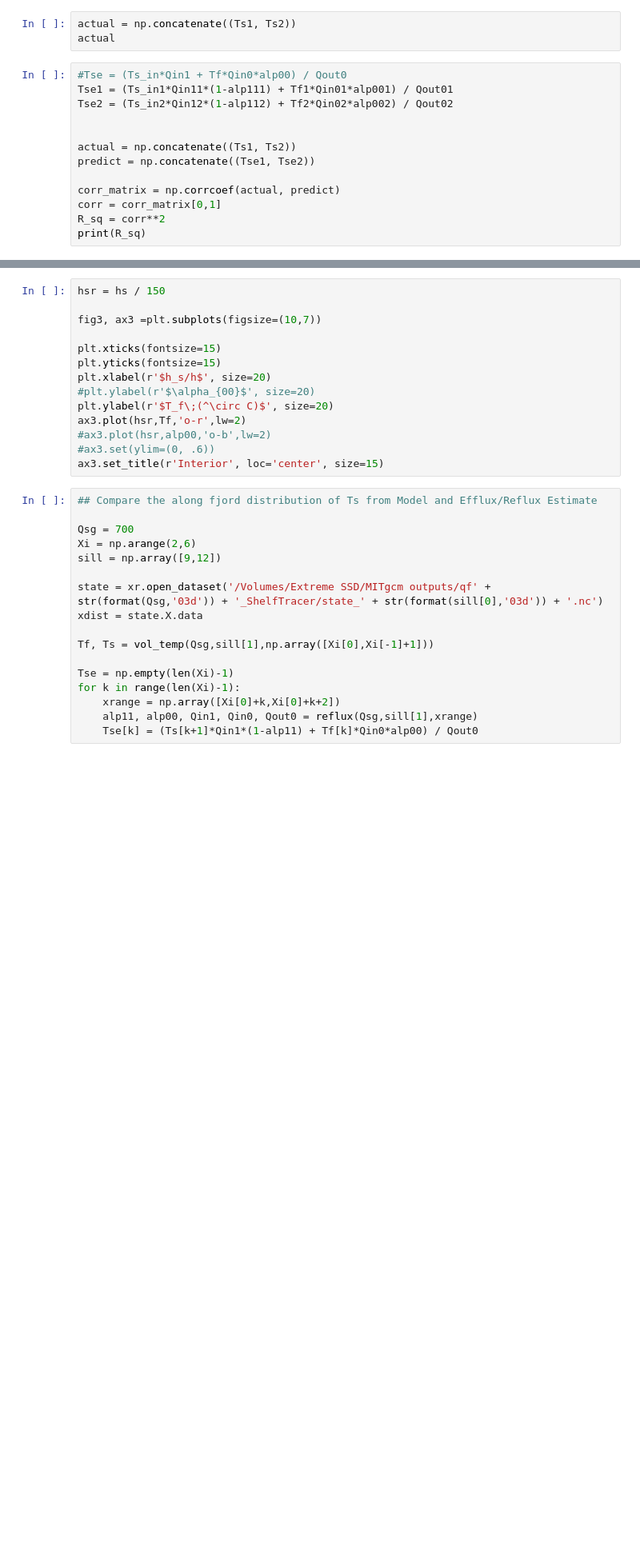
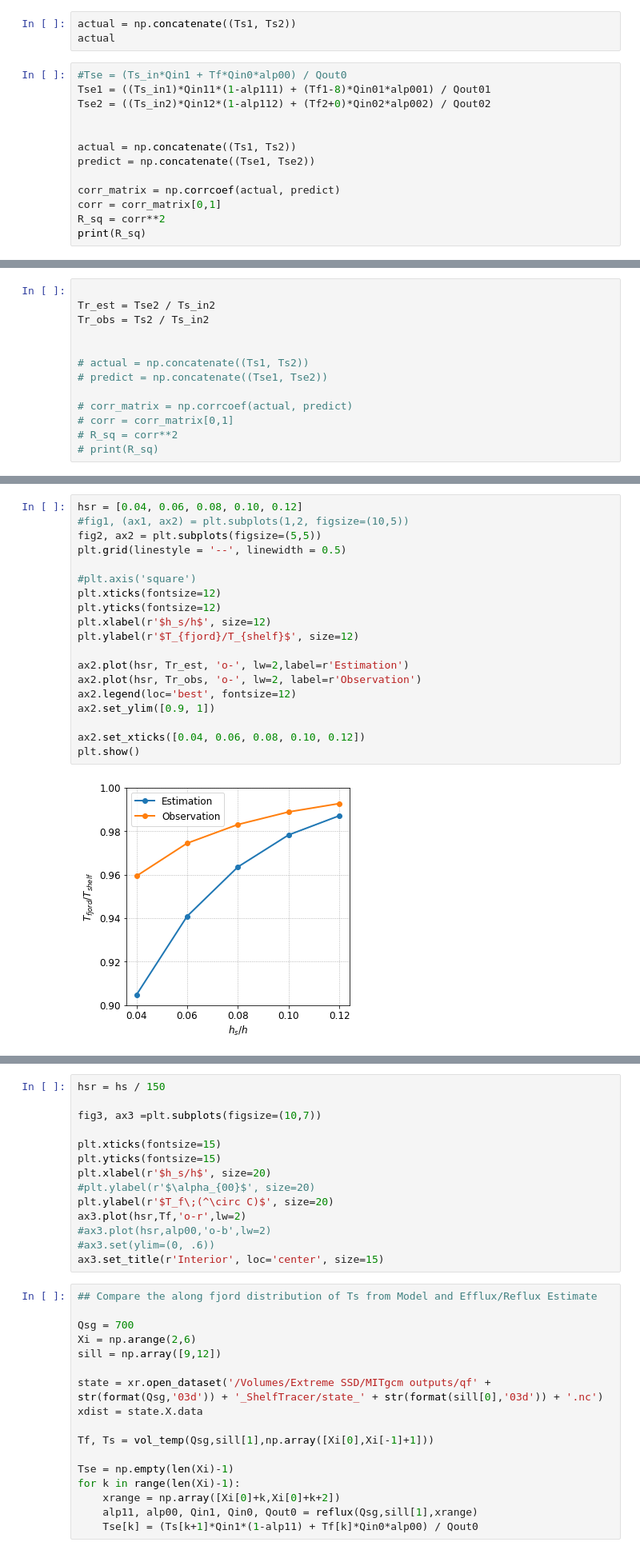
Before and after one commit to weiyangbao/Jupyter-Iceplume, a Jupyter notebook: TEF/reflux_temp.ipynb, the cells around one changed output, grey strips where cells are left out. Shown at 80% size. Drawn from its saved outputs; the diff is of its cells as text; blank space fills up the shorter version.

```diff
--- a/TEF/reflux_temp.ipynb
+++ b/TEF/reflux_temp.ipynb
@@ -261,8 +284,8 @@ actual = np.concatenate((Ts1, Ts2))
 actual
 # %%
 #Tse = (Ts_in*Qin1 + Tf*Qin0*alp00) / Qout0
-Tse1 = (Ts_in1*Qin11*(1-alp111) + Tf1*Qin01*alp001) / Qout01
-Tse2 = (Ts_in2*Qin12*(1-alp112) + Tf2*Qin02*alp002) / Qout02
+Tse1 = ((Ts_in1)*Qin11*(1-alp111) + (Tf1-8)*Qin01*alp001) / Qout01
+Tse2 = ((Ts_in2)*Qin12*(1-alp112) + (Tf2+0)*Qin02*alp002) / Qout02
 
 
 actual = np.concatenate((Ts1, Ts2))
@@ -315,0 +341,13 @@ alp00, alp11
+# %%
+
+Tr_est = Tse2 / Ts_in2
+Tr_obs = Ts2 / Ts_in2
+
+
+# actual = np.concatenate((Ts1, Ts2))
+# predict = np.concatenate((Tse1, Tse2))
+
+# corr_matrix = np.corrcoef(actual, predict)
+# corr = corr_matrix[0,1]
+# R_sq = corr**2
+# print(R_sq)
@@ -315,0 +359,21 @@ alp00, alp11
+# %%
+hsr = [0.04, 0.06, 0.08, 0.10, 0.12]
+#fig1, (ax1, ax2) = plt.subplots(1,2, figsize=(10,5))
+fig2, ax2 = plt.subplots(figsize=(5,5))
+plt.grid(linestyle = '--', linewidth = 0.5)
+
+#plt.axis('square')
+plt.xticks(fontsize=12)
+plt.yticks(fontsize=12)
+plt.xlabel(r'$h_s/h$', size=12)
+plt.ylabel(r'$T_{fjord}/T_{shelf}$', size=12)
+
+ax2.plot(hsr, Tr_est, 'o-', lw=2,label=r'Estimation')
+ax2.plot(hsr, Tr_obs, 'o-', lw=2, label=r'Observation')
+ax2.legend(loc='best', fontsize=12)
+ax2.set_ylim([0.9, 1])
+
+ax2.set_xticks([0.04, 0.06, 0.08, 0.10, 0.12])
+plt.show()
+# %% [output]
+[figure, added]
```
Also changed, not shown: parts of 12 cells of this notebook, 5 other files.
